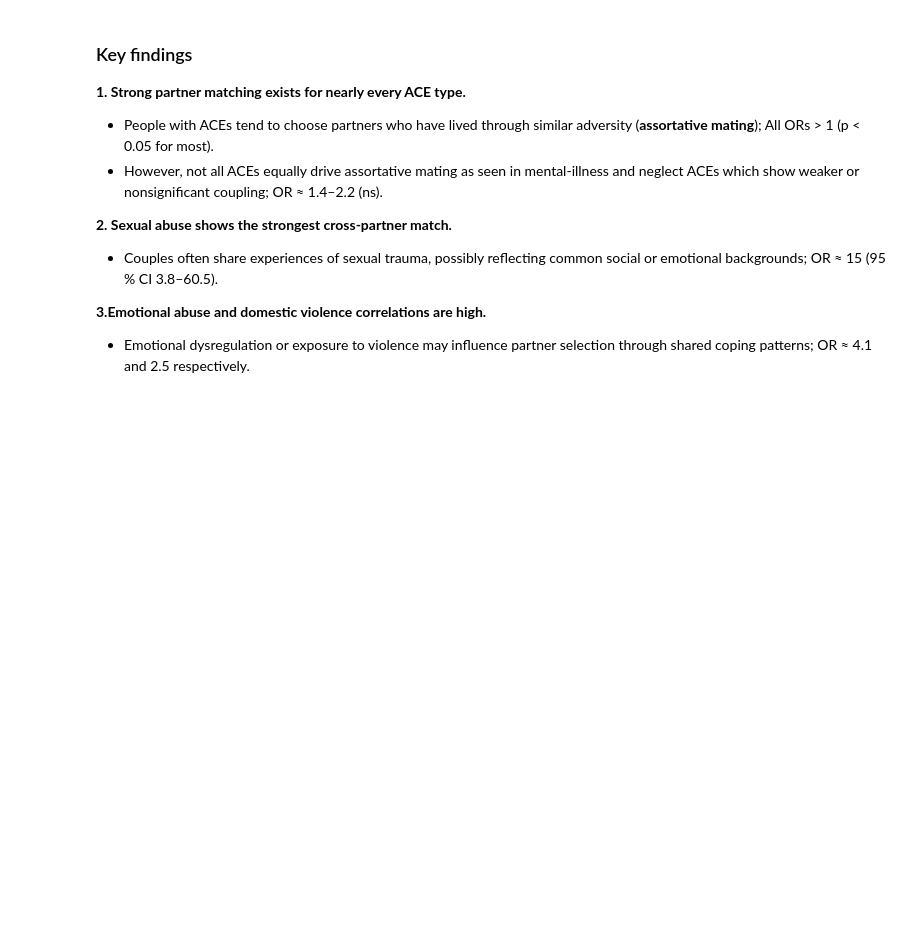
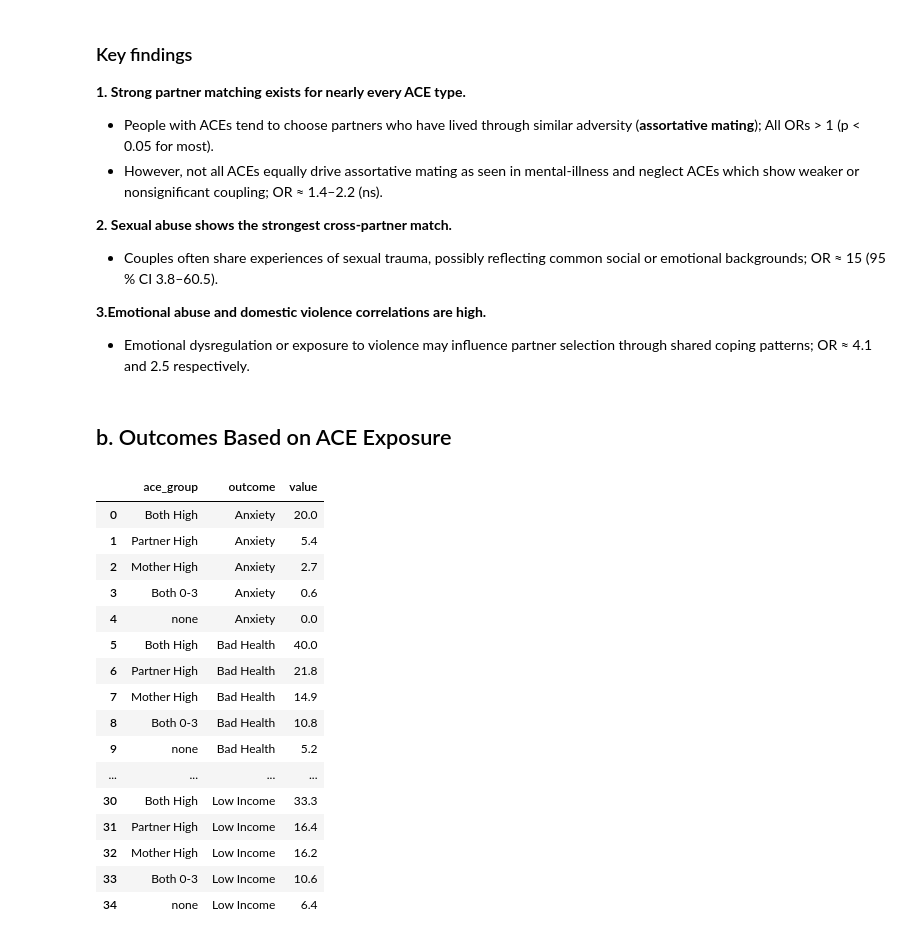
Before and after one commit to Nash-254/ACEs-and-Partner-Relationships, a Jupyter notebook: notebooks/ACEs_and_Partner_Relationships_notebook.ipynb, the cells around one changed output. Cells and saved outputs as stored; diff of their text form; code cells hidden in the pictures; blank space fills up the shorter version.

```diff
--- a/notebooks/ACEs_and_Partner_Relationships_notebook.ipynb
+++ b/notebooks/ACEs_and_Partner_Relationships_notebook.ipynb
@@ -62,3 +64,54 @@ plt.show()
 
 **3.Emotional abuse and domestic violence correlations are high.**
 - Emotional dysregulation or exposure to violence may influence partner selection through shared coping patterns; OR ≈ 4.1 and 2.5 respectively.
+# %% [markdown]
+## b. Outcomes Based on ACE Exposure
+# %%
+import pandas as pd
+import matplotlib.pyplot as plt
+import matplotlib.colors as mcolors
+import seaborn as sns
+import numpy as np
+from sqlalchemy import create_engine
+
+
+engine = create_engine("postgresql+psycopg2://postgres:postgres@localhost:5432/ace_insight")
+# %%
+rship_outcomes_query = """
+SELECT
+    ace_group,
+    'Low Income' AS outcome, low_income AS value FROM aces_and_partner_rships.relationship_outcomes
+UNION ALL
+SELECT ace_group, 'Low Education', low_education FROM aces_and_partner_rships.relationship_outcomes
+UNION ALL
+SELECT ace_group, 'Bad Spousal Support', bad_spousal_support FROM aces_and_partner_rships.relationship_outcomes
+UNION ALL
+SELECT ace_group, 'Depression', depression FROM aces_and_partner_rships.relationship_outcomes
+UNION ALL
+SELECT ace_group, 'Anxiety', anxiety FROM aces_and_partner_rships.relationship_outcomes
+UNION ALL
+SELECT ace_group, 'High Stress', stress FROM aces_and_partner_rships.relationship_outcomes
+UNION ALL
+SELECT ace_group, 'Bad Health', bad_health FROM aces_and_partner_rships.relationship_outcomes
+ORDER BY outcome, value DESC;
+"""
+outcomes_df = pd.read_sql(rship_outcomes_query, engine)
+outcomes_df
+# %% [output]
+|  | ace_group | outcome | value |
+| 0 | Both High | Anxiety | 20.0 |
+| 1 | Partner High | Anxiety | 5.4 |
+| 2 | Mother High | Anxiety | 2.7 |
+| 3 | Both 0-3 | Anxiety | 0.6 |
+| 4 | none | Anxiety | 0.0 |
+| 5 | Both High | Bad Health | 40.0 |
+| 6 | Partner High | Bad Health | 21.8 |
+| 7 | Mother High | Bad Health | 14.9 |
+| 8 | Both 0-3 | Bad Health | 10.8 |
+| 9 | none | Bad Health | 5.2 |
+| ... | ... | ... | ... |
+| 30 | Both High | Low Income | 33.3 |
+| 31 | Partner High | Low Income | 16.4 |
+| 32 | Mother High | Low Income | 16.2 |
+| 33 | Both 0-3 | Low Income | 10.6 |
+| 34 | none | Low Income | 6.4 |
```
Also changed, not shown: parts of 7 cells of this notebook, 1 other file.
